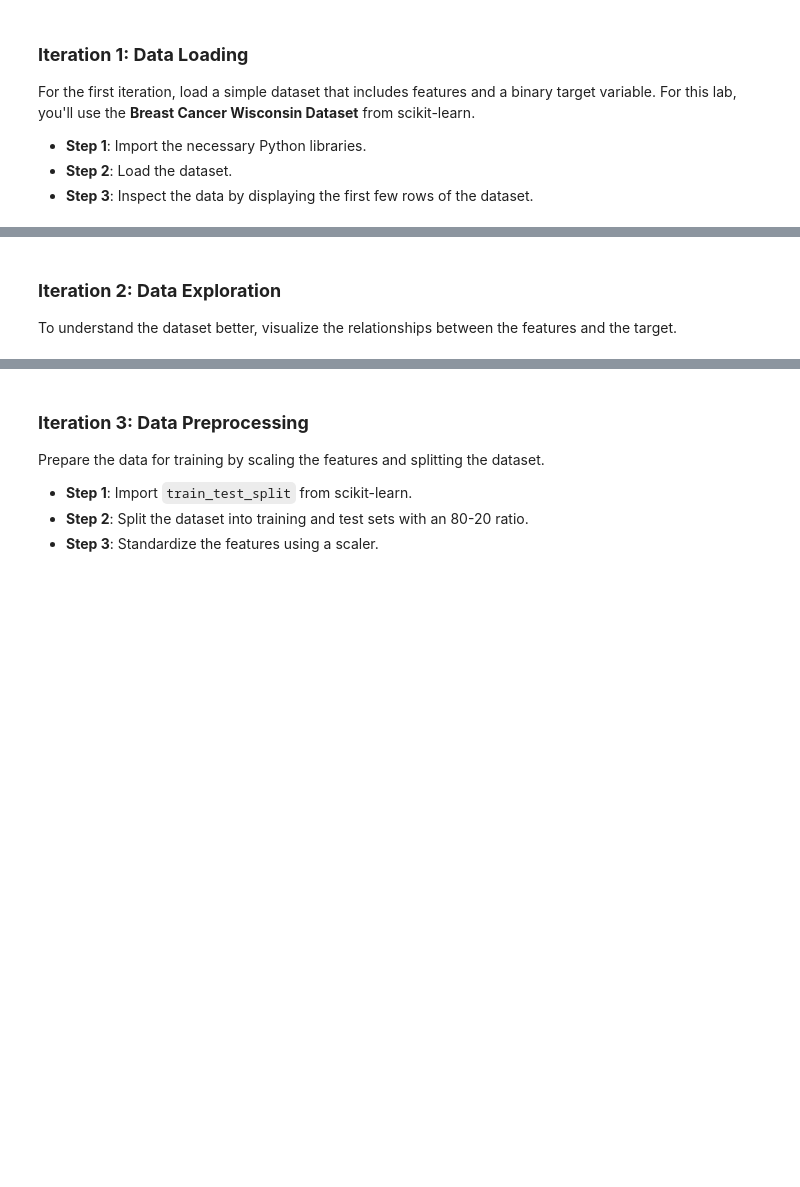
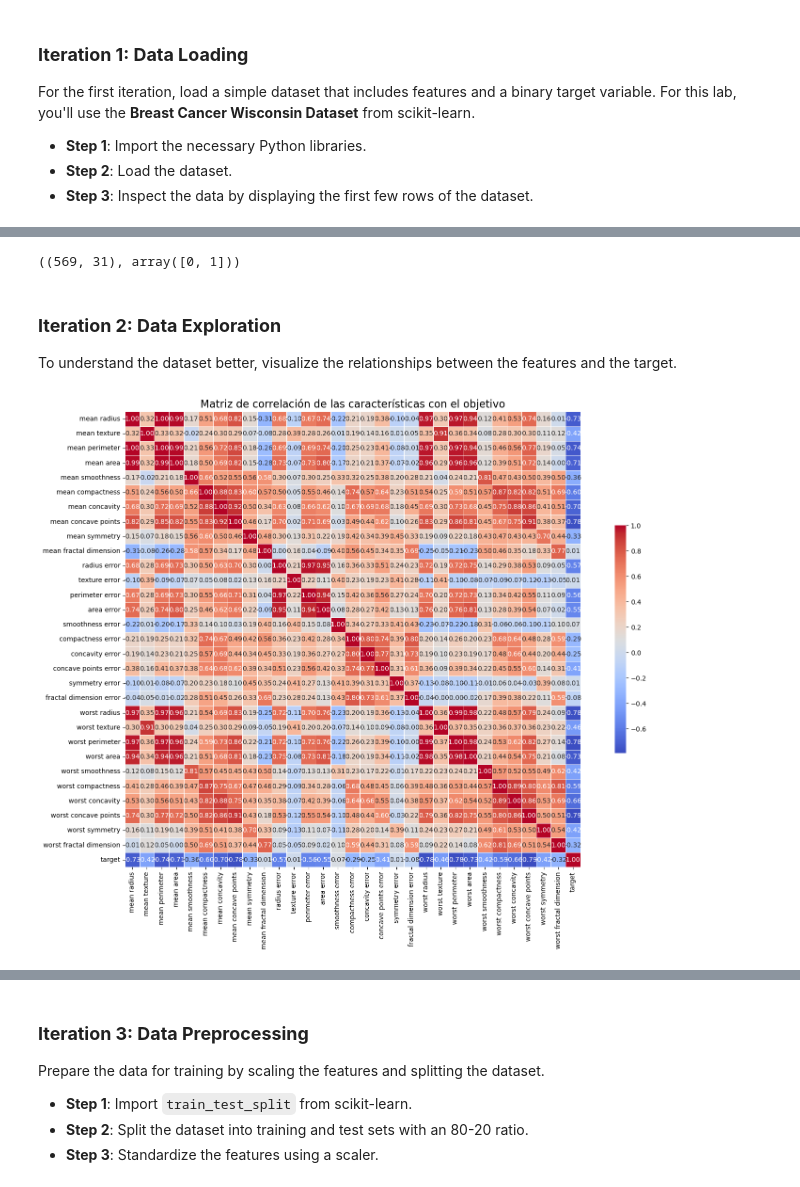
Before and after one commit to GuaSiMoTO/LAB-Deep-Learning-Introduction-to-Deep-Learning-public, a Jupyter notebook: LAB-Introduction-to-Deep-Learning.ipynb, the cells around one changed output, grey strips where cells are left out. Drawn from its saved outputs; the diff is of its cells as text; code cells hidden in the pictures; blank space fills up the shorter version.

```diff
--- a/LAB-Introduction-to-Deep-Learning.ipynb
+++ b/LAB-Introduction-to-Deep-Learning.ipynb
@@ -52,6 +55,13 @@ For the first iteration, load a simple dataset that includes features and a bina
 import pandas as pd
 from sklearn.datasets import load_breast_cancer
 from sklearn.preprocessing import StandardScaler
+import numpy as np
+import matplotlib.pyplot as plt
+import seaborn as sns
 
+cancer = load_breast_cancer()
 
-# Your code goes here...
+cancer_df = pd.DataFrame(data = cancer.data, columns = cancer.feature_names)
+cancer_df['target'] = cancer.target
+
+cancer_df.head()
@@ -58,3 +76,7 @@ from sklearn.preprocessing import StandardScaler
+# %%
+cancer_df.shape, cancer_df['target'].unique()
+# %% [output]
+((569, 31), array([0, 1]))
 # %% [markdown]
 ### **Iteration 2: Data Exploration**
 
@@ -64,0 +84,18 @@ import matplotlib.pyplot as plt
+# %%
+# Calcular la matriz de correlación
+correlation_matrix = cancer_df.corr()
+
+# Configurar el tamaño del gráfico
+plt.figure(figsize=(16, 12))
+
+# Dibujar el mapa de calor
+sns.heatmap(correlation_matrix, annot=True, fmt=".2f", cmap='coolwarm', square=True, linewidths=0.5, cbar_kws={"shrink": .5})
+
+# Título
+plt.title("Matriz de correlación de las características con el objetivo", fontsize=16)
+
+# Mostrar la gráfica
+plt.tight_layout()
+plt.show()
+# %% [output]
+[figure, added]
```
Also changed, not shown: parts of 7 cells of this notebook, 4 other files.
